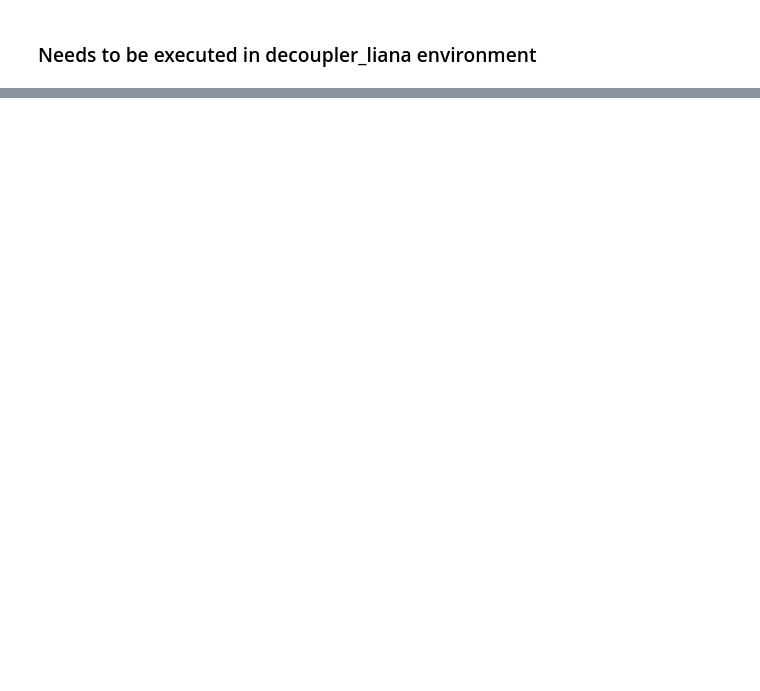
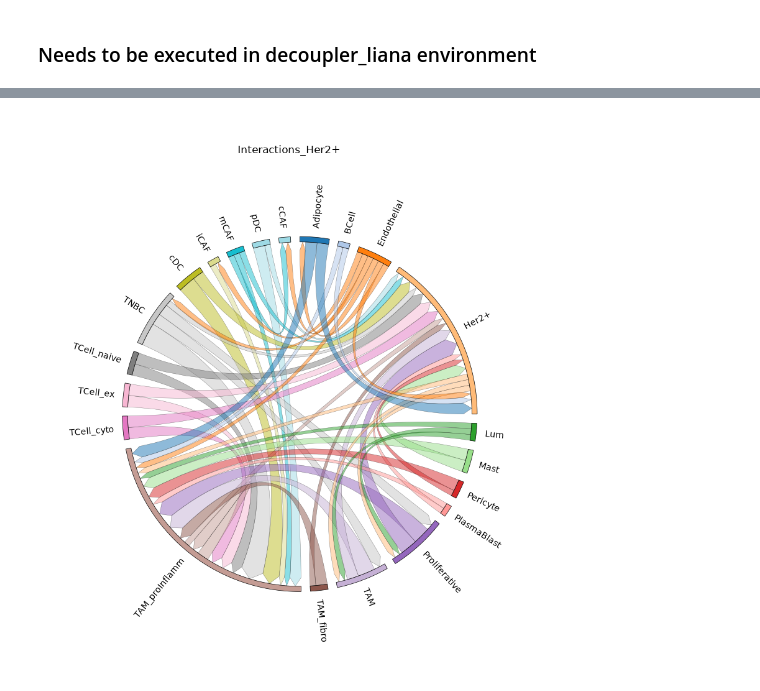
Before and after one commit to carlotarp/scRNA_pipeline_vm, a Jupyter notebook: 4a_liana_cell_communication.ipynb, the cells around one changed output, grey strips where cells are left out. Drawn from its saved outputs; the diff is of its cells as text; code cells hidden in the pictures; blank space fills up the shorter version.

```diff
--- a/4a_liana_cell_communication.ipynb
+++ b/4a_liana_cell_communication.ipynb
@@ -23,0 +83,15 @@ celltypes = adata.obs["celltype"].cat.categories  # adjust if not a categorical
+# %%
+def filter_by_genes(genes, name):
+    res_filtered = liana_res[
+        liana_res["ligand_complex"].isin(genes) | liana_res["receptor_complex"].isin(genes)
+    ]
+    if res_filtered.empty:
+        print(f"No Interactions found for set: {name}")
+        return
+    matrix_filtered = build_interaction_matrix(res_filtered, "magnitude_rank", sig_thresh=0.05)
+    plot_chord(matrix_filtered, f"Interactions_{name}")
+# %%
+her2_egfr = ["EGF", "NRG1", "EGFR", "ERBB2", "ERBB3"]
+filter_by_genes(her2_egfr, "Her2+")
+# %% [output]
+[figure, added]
```
Also changed, not shown: parts of 9 cells of this notebook, 11 other files.
